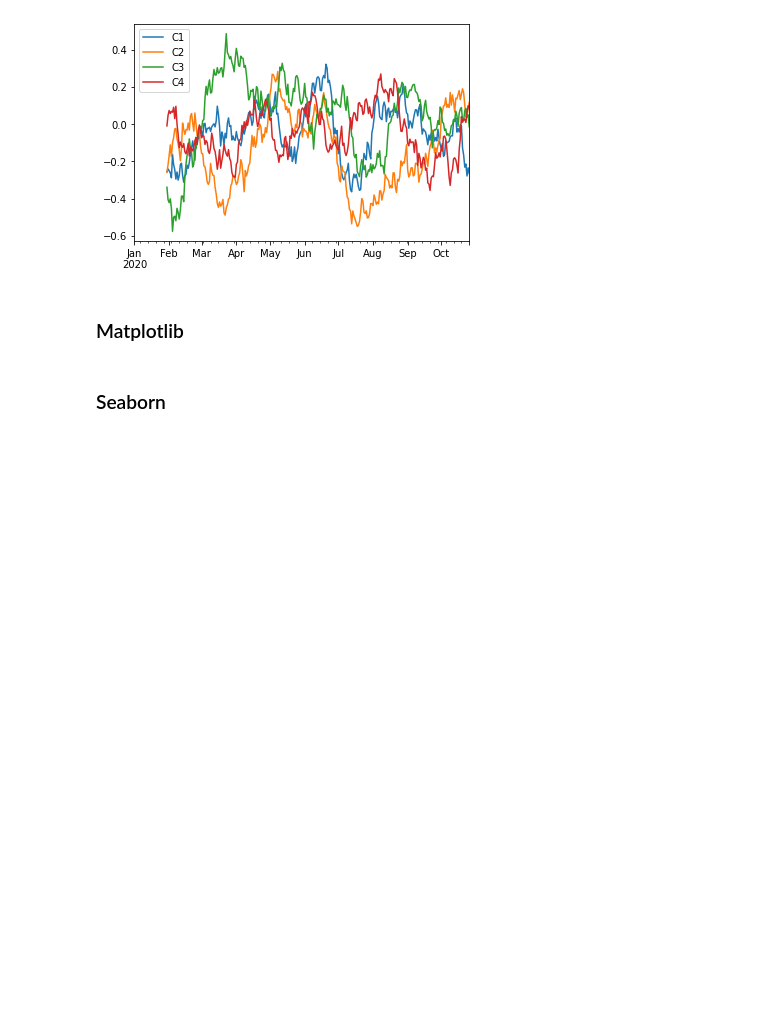
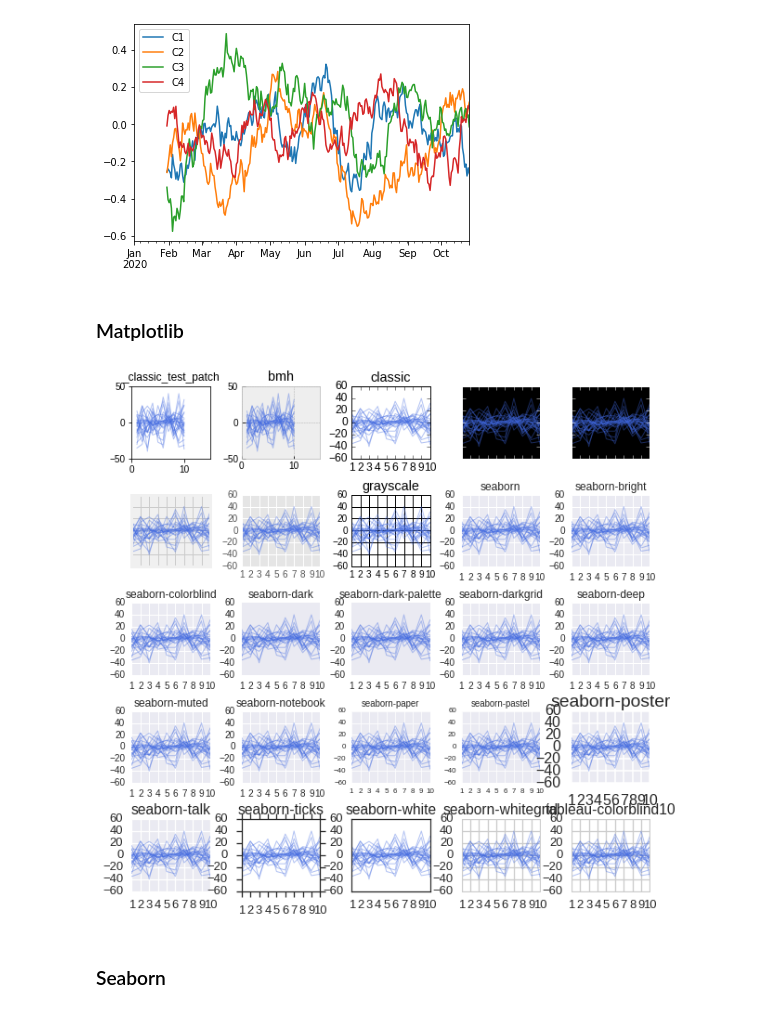
Before and after one commit to eastk1te/P.T, a Jupyter notebook: Python.ipynb, the cells around one changed output. Drawn from its saved outputs; the diff is of its cells as text; code cells hidden in the pictures; blank space fills up the shorter version.

```diff
--- a/Python.ipynb
+++ b/Python.ipynb
@@ -1275,0 +1344,18 @@ s.replace(-999,np.nan) #값 치환
+# %%
+### 스타일
+fig = plt.figure(figsize=(10,10))
+x = range(1,11)
+columns = [np.random.randn(10) * i for i in range(1,26)]
+
+for n, v in enumerate(plt.style.available[1:]):
+  plt.style.use(v)
+  plt.subplot(5,5,n+1)
+  plt.title(v)
+
+  for c in columns:
+    plt.plot(x,c,marker='',color='royalblue',linewidth=1,alpha=0.4)
+    plt.subplots_adjust(hspace=0.5,wspace=0.4)
+
+plt.style.use(['seaborn-notebook'])
+# %% [output]
+[figure, added]
```
Also changed, not shown: parts of 4 cells of this notebook.
